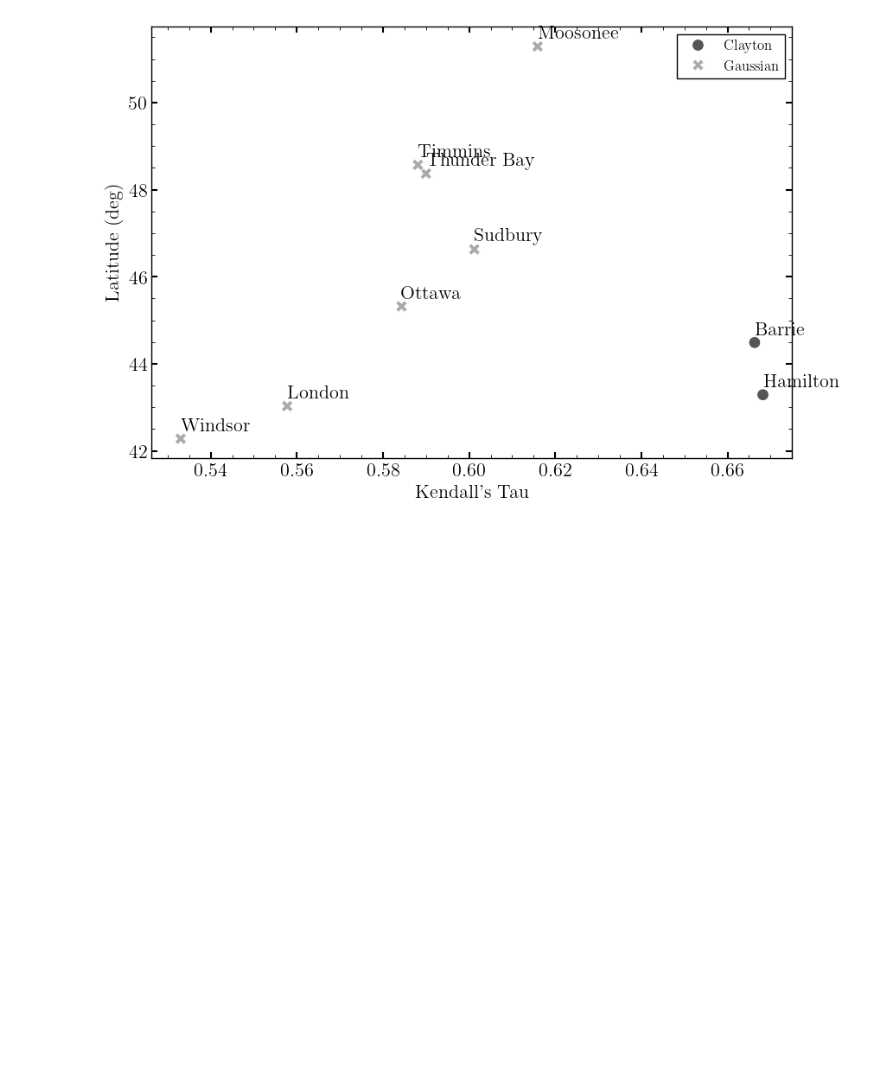
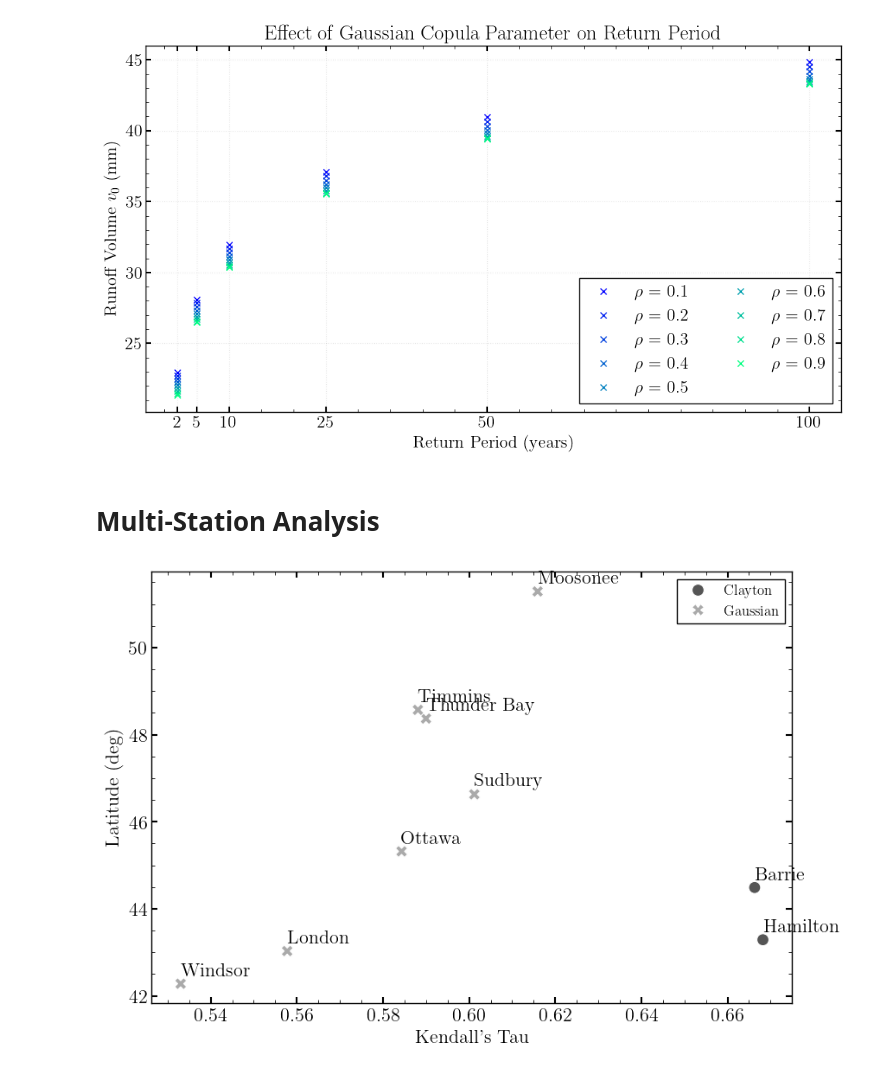
Before and after one commit to abdelrahmanaltawil/publications-implementation, a Jupyter notebook: Dependency Structure of Rainfall Events in Runoff Modeling Using Copulas/notebooks/03_sensitivity_uncertainty_analysis_plotting.ipynb, the cells around one changed output. Saved outputs shown, nothing was run; the diff lists cells and outputs as text; code cells hidden in the pictures; blank space fills up the shorter version.

```diff
--- a/Dependency Structure of Rainfall Events in Runoff Modeling Using Copulas/notebooks/03_sensitivity_uncertainty_analysis_plotting.ipynb
+++ b/Dependency Structure of Rainfall Events in Runoff Modeling Using Copulas/notebooks/03_sensitivity_uncertainty_analysis_plotting.ipynb
@@ -122,3 +149,42 @@ plt.show()
+# %%
+
+# Choose which copula to plot (e.g., 'Gaussian', 't', 'Clayton', 'Frank', 'Gumbel')
+copula_type = 'Gaussian'
+
+# Extract columns for this copula type
+copula_cols = [col for col in sensitivity.columns if col.startswith(f'{copula_type}_param_')]
+
+# Extract parameter values from column names
+param_values = [float(col.split('_')[-1]) for col in copula_cols]
+param_name = r'\theta' if copula_type in ['Clayton', 'Gumbel'] else r'\rho'  # or 'ρ' for Gaussian/t copulas
+
+# Plotting
+fig, ax = plt.subplots(figsize=(10, 6))
+
+# Color gradient from blue to red
+colors = plt.cm.winter(np.linspace(0, 1, len(param_values)))
+
+for col, param, color in zip(copula_cols, param_values, colors):
+    ax.plot(sensitivity['ReturnPeriod'], sensitivity[col], 'x',
+            color=color, linewidth=1.5,
+            label=fr'${param_name}$ = {param}')
+
+ax.set_xlabel('Return Period (years)')
+ax.set_ylabel(r'Runoff Volume $v_0$ (mm)')
+# Format x-axis
+ax.set_xticks(sensitivity['ReturnPeriod'])
+ax.xaxis.set_minor_locator(MultipleLocator(5))
+
+ax.legend(ncol=2)
+ax.grid(True, linestyle=':', alpha=0.3)
+
+ax.set_title(f'Effect of {copula_type} Copula Parameter on Return Period')
+plt.tight_layout()
+plt.show()
+# %% [output]
+[figure, added]
+# %% [markdown]
+# Multi-Station Analysis
 # %%
 from pathlib import Path
 import numpy as np
```
Also changed, not shown: parts of 13 cells of this notebook, 6 other files.
